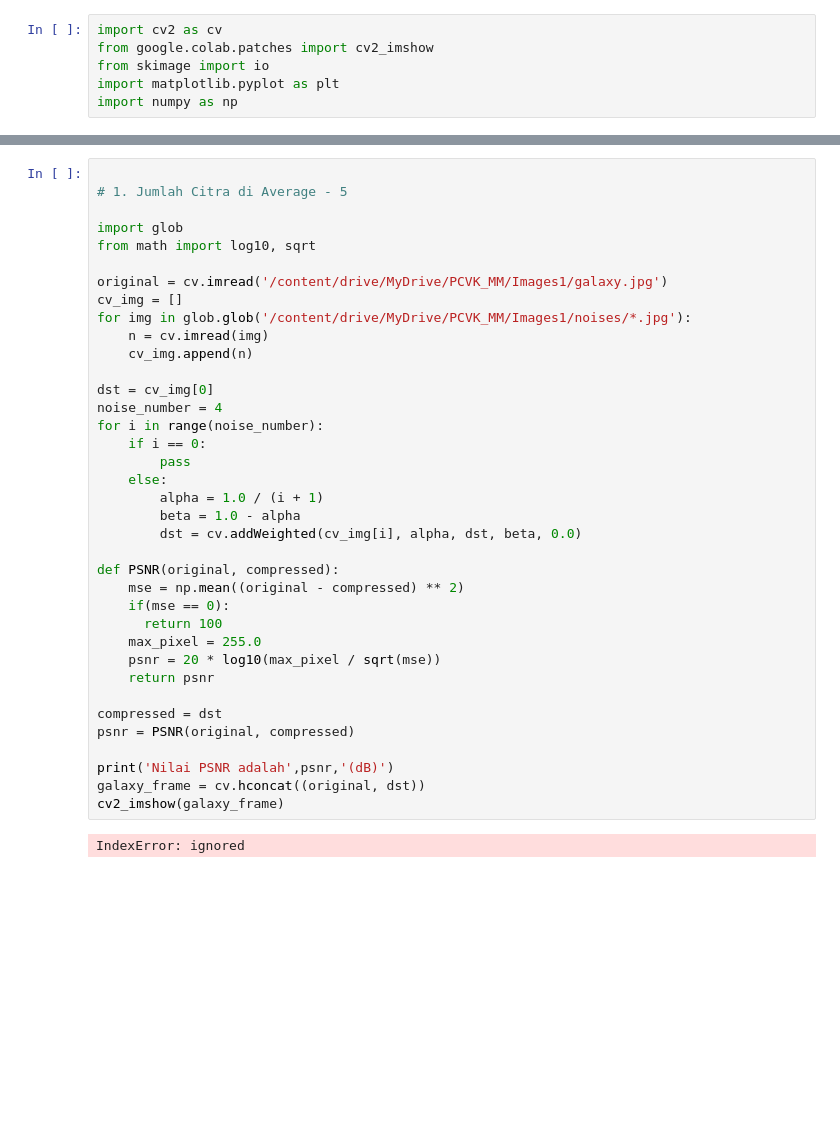
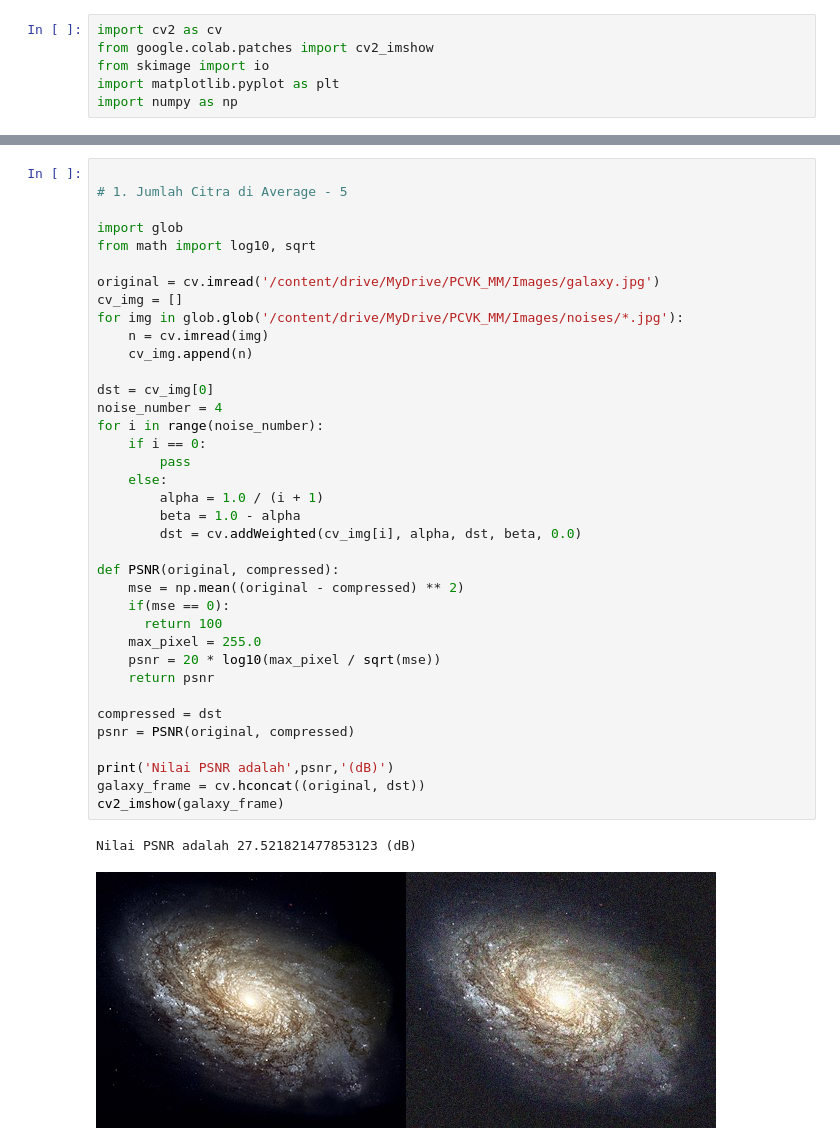
Before and after one commit to KrysnaRachmatR/PCVK_GANJIL_2023, a Jupyter notebook: Week5.ipynb, the cells around one changed output, grey strips where cells are left out. Drawn from its saved outputs; the diff is of its cells as text; blank space fills up the shorter version.

```diff
--- a/Week5.ipynb
+++ b/Week5.ipynb
@@ -64,38 +67,39 @@ AttributeError: ignored
 import glob
 from math import log10, sqrt
 
-original = cv.imread('/content/drive/MyDrive/PCVK_MM/Images1/galaxy.jpg')
+original = cv.imread('/content/drive/MyDrive/PCVK_MM/Images/galaxy.jpg')
 cv_img = []
-for img in glob.glob('/content/drive/MyDrive/PCVK_MM/Images1/noises/*.jpg'):
+for img in glob.glob('/content/drive/MyDrive/PCVK_MM/Images/noises/*.jpg'):
     n = cv.imread(img)
     cv_img.append(n)
 
 dst = cv_img[0]
 noise_number = 4
 for i in range(noise_number):
     if i == 0:
         pass
     else:
         alpha = 1.0 / (i + 1)
         beta = 1.0 - alpha
         dst = cv.addWeighted(cv_img[i], alpha, dst, beta, 0.0)
 
 def PSNR(original, compressed):
     mse = np.mean((original - compressed) ** 2)
     if(mse == 0):
       return 100
     max_pixel = 255.0
     psnr = 20 * log10(max_pixel / sqrt(mse))
     return psnr
 
 compressed = dst
 psnr = PSNR(original, compressed)
 
 print('Nilai PSNR adalah',psnr,'(dB)')
 galaxy_frame = cv.hconcat((original, dst))
 cv2_imshow(galaxy_frame)
 # %% [output]
-IndexError: ignored
+Nilai PSNR adalah 27.521821477853123 (dB)
+[figure, added]
 # %%
 # 2. Jumlah Citra di Average - 30
 
```
Also changed, not shown: parts of 11 cells of this notebook.
